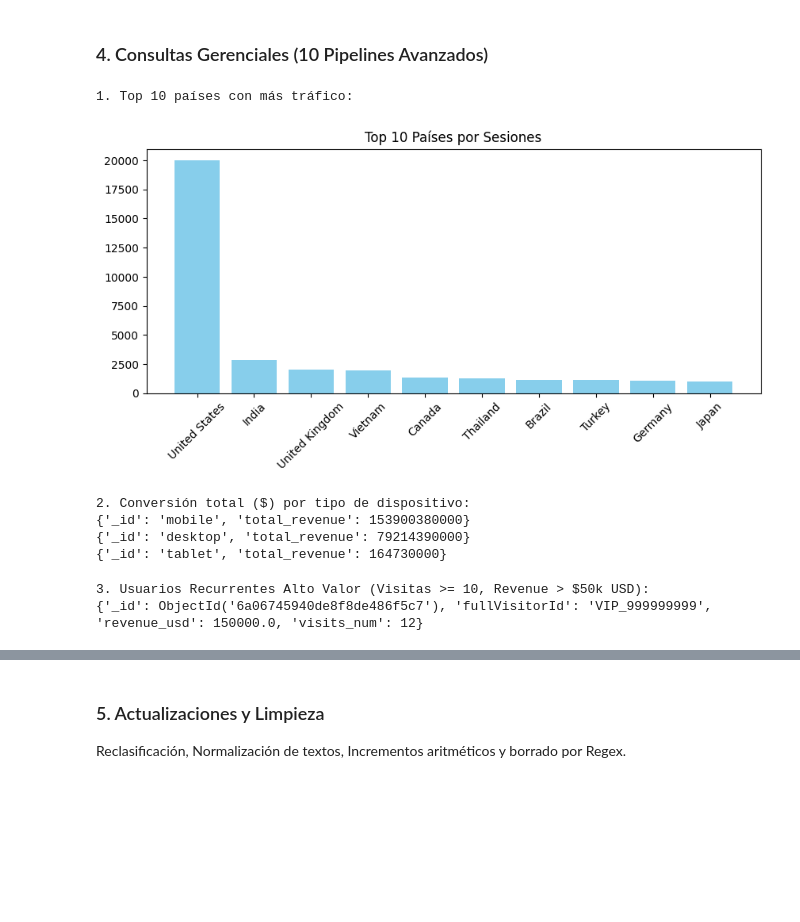
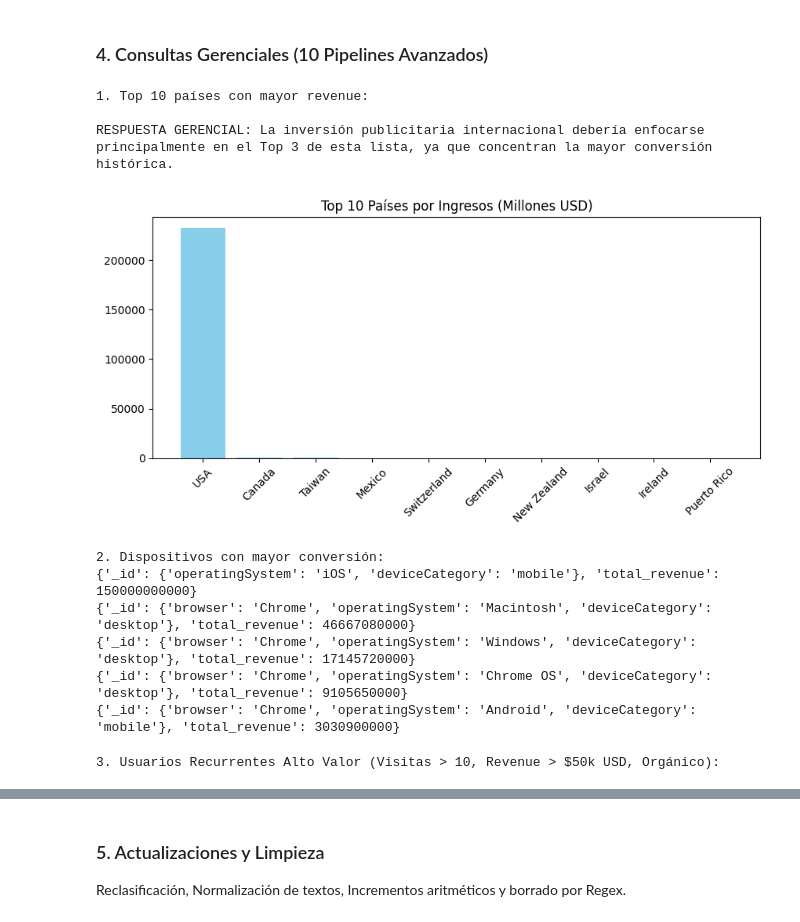
Before and after one commit to RaysonLopez/ProyectoModelado, a Jupyter notebook: GA_Analytics_Workshop.ipynb, the cells around one changed output, grey strips where cells are left out. Cells and saved outputs as stored; diff of their text form; code cells hidden in the pictures; blank space fills up the shorter version.

```diff
--- a/GA_Analytics_Workshop.ipynb
+++ b/GA_Analytics_Workshop.ipynb
@@ -59,7 +59,7 @@ from bson.objectid import ObjectId
 from bson.regex import Regex
 
 # Conexión al Mongos Router
-client = MongoClient('mongodb://localhost:27017/')
+client = MongoClient('mongodb://localhost:27018/')
 db = client['GA_Analytics_DB']
 collection = db['sessions']
 
@@ -135,60 +157,86 @@ Sesión VIP insertada.
 # %% [markdown]
 ### 4. Consultas Gerenciales (10 Pipelines Avanzados)
 # %%
-# 1. Top 10 países
-print("\n1. Top 10 países con más tráfico:")
+# 1. Top 10 países con mayor revenue
+print("\n1. Top 10 países con mayor revenue:")
 pipeline_1 = [
-    {"$group": {"_id": "$geoNetwork.country", "count": {"$sum": 1}}},
-    {"$sort": {"count": -1}},
+    {"$match": {"totals.transactionRevenue": {"$exists": True, "$ne": None}}},
+    {"$group": {
+        "_id": "$geoNetwork.country",
+        "revenue_total": {"$sum": {"$toLong": "$totals.transactionRevenue"}}
+    }},
+    {"$sort": {"revenue_total": -1}},
     {"$limit": 10}
 ]
 top_countries = list(collection.aggregate(pipeline_1))
 
+# Respuesta Estratégica:
+print("\nRESPUESTA GERENCIAL: La inversión publicitaria internacional debería enfocarse principalmente en el Top 3 de esta lista, ya que concentran la mayor conversión histórica.")
+
 # Visualización obligatoria con Matplotlib
 countries = [str(x['_id']) for x in top_countries]
-counts = [x['count'] for x in top_countries]
+revenues = [x['revenue_total']/1e6 for x in top_countries] # En millones USD
+import matplotlib.pyplot as plt
 plt.figure(figsize=(10,4))
-plt.bar(countries, counts, color='skyblue')
-plt.title('Top 10 Países por Sesiones')
+plt.bar(countries, revenues, color='skyblue')
+plt.title('Top 10 Países por Ingresos (Millones USD)')
 plt.xticks(rotation=45)
 plt.show()
 # %% [output]
-1. Top 10 países con más tráfico:
+1. Top 10 países con mayor revenue:
+
+RESPUESTA GERENCIAL: La inversión publicitaria internacional debería enfocarse principalmente en el Top 3 de esta lista, ya que concentran la mayor conversión histórica.
-[figure, old version]
+[figure, new version]
 # %%
-# 2. Conversión por dispositivo
-print("\n2. Conversión total ($) por tipo de dispositivo:")
+# 2. Dispositivos con mayor conversión
+print("\n2. Dispositivos con mayor conversión:")
 pipeline_2 = [
     {"$match": {"totals.transactionRevenue": {"$exists": True, "$ne": None}}},
     {"$group": {
-        "_id": "$device.deviceCategory",
+        "_id": {
+            "browser": "$device.browser",
+            "operatingSystem": "$device.operatingSystem",
+            "deviceCategory": "$device.deviceCategory"
+        },
         "total_revenue": {"$sum": {"$toLong": "$totals.transactionRevenue"}}
     }},
-    {"$sort": {"total_revenue": -1}}
+    {"$sort": {"total_revenue": -1}},
+    {"$limit": 5}
 ]
 for doc in collection.aggregate(pipeline_2): print(doc)
 # %% [output]
-2. Conversión total ($) por tipo de dispositivo:
-{'_id': 'mobile', 'total_revenue': 153900380000}
-{'_id': 'desktop', 'total_revenue': 79214390000}
-{'_id': 'tablet', 'total_revenue': 164730000}
+2. Dispositivos con mayor conversión:
+{'_id': {'operatingSystem': 'iOS', 'deviceCategory': 'mobile'}, 'total_revenue': 150000000000}
+{'_id': {'browser': 'Chrome', 'operatingSystem': 'Macintosh', 'deviceCategory': 'desktop'}, 'total_revenue': 46667080000}
+{'_id': {'browser': 'Chrome', 'operatingSystem': 'Windows', 'deviceCategory': 'desktop'}, 'total_revenue': 17145720000}
+{'_id': {'browser': 'Chrome', 'operatingSystem': 'Chrome OS', 'deviceCategory': 'desktop'}, 'total_revenue': 9105650000}
+{'_id': {'browser': 'Chrome', 'operatingSystem': 'Android', 'deviceCategory': 'mobile'}, 'total_revenue': 3030900000}
 # %%
-# 3. Usuarios recurrentes de alto valor ($10+ visitas, revenue > $50k)
-print("\n3. Usuarios Recurrentes Alto Valor (Visitas >= 10, Revenue > $50k USD):")
+# 3. Usuarios recurrentes de alto valor (Visitas > 10, revenue > $50k, organic)
+print("\n3. Usuarios Recurrentes Alto Valor (Visitas > 10, Revenue > $50k USD, Orgánico):")
 pipeline_3 = [
     {"$match": {
-        "totals.transactionRevenue": {"$exists": True, "$ne": None},
-        "totals.visits": {"$exists": True, "$ne": None}
+        "$and": [
+            {"totals.transactionRevenue": {"$exists": True, "$ne": None}},
+            {"totals.visits": {"$exists": True, "$ne": None}},
+            {"trafficSource.medium": "organic"}
+        ]
     }},
     {"$addFields": {
         "revenue_usd": {"$divide": [{"$toLong": "$totals.transactionRevenue"}, 1000000]},
         "visits_num": {"$toInt": "$totals.visits"}
     }},
-    {"$match": {"revenue_usd": {"$gt": 50000}, "visits_num": {"$gte": 10}}},
-    {"$project": {"fullVisitorId": 1, "revenue_usd": 1, "visits_num": 1}}
+    {"$match": {
+        "$expr": {
+            "$and": [
+                {"$gt": ["$revenue_usd", 50000]},
+                {"$gt": ["$visits_num", 10]}
+            ]
+        }
+    }},
+    {"$project": {"fullVisitorId": 1, "revenue_usd": 1, "visits_num": 1, "trafficSource.medium": 1}}
 ]
 for doc in collection.aggregate(pipeline_3): print(doc)
 # %% [output]
-3. Usuarios Recurrentes Alto Valor (Visitas >= 10, Revenue > $50k USD):
-{'_id': ObjectId('6a06745940de8f8de486f5c7'), 'fullVisitorId': 'VIP_999999999', 'revenue_usd': 150000.0, 'visits_num': 12}
+3. Usuarios Recurrentes Alto Valor (Visitas > 10, Revenue > $50k USD, Orgánico):
 # %%
```
Also changed, not shown: parts of 16 cells of this notebook, 3 other files.
